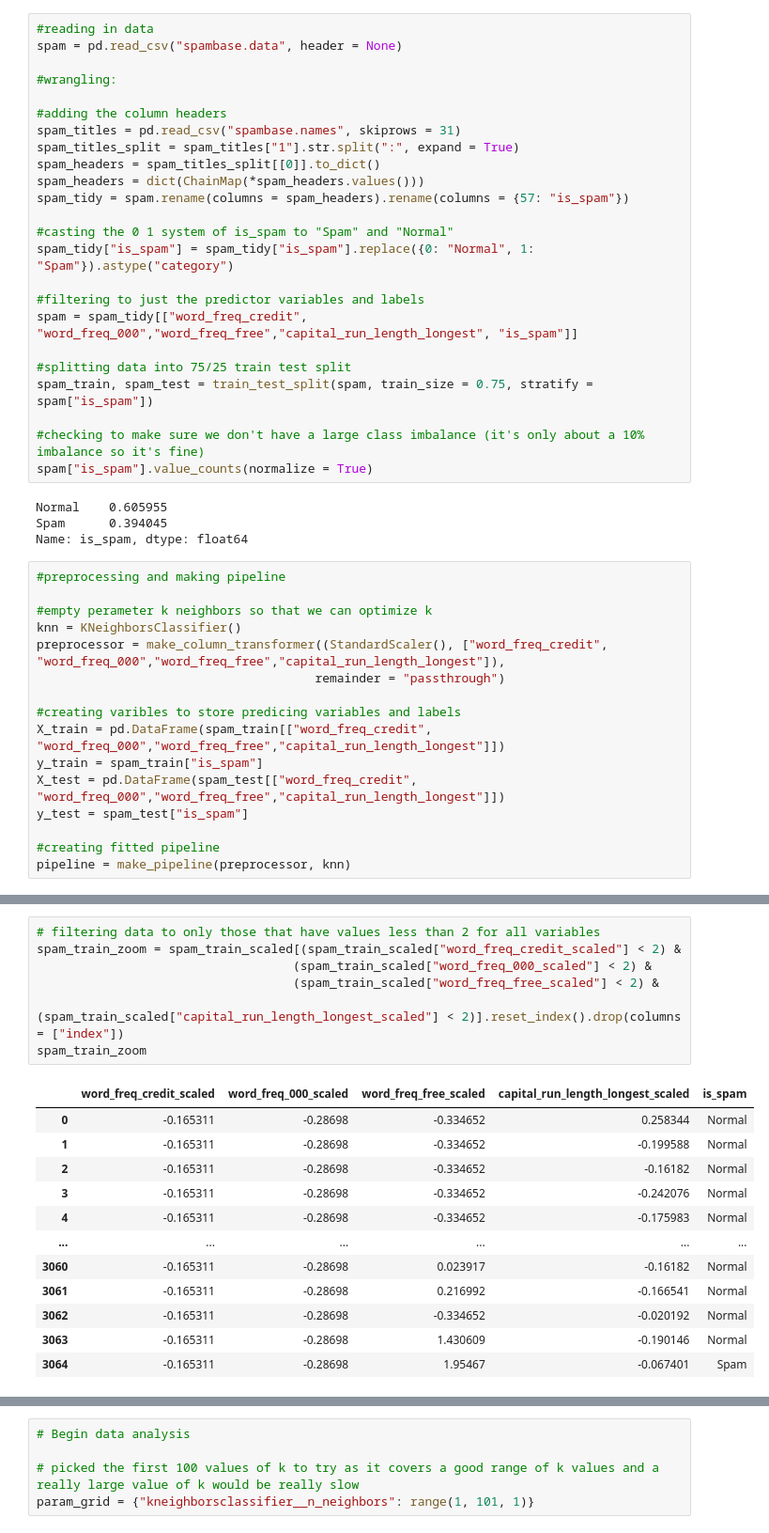
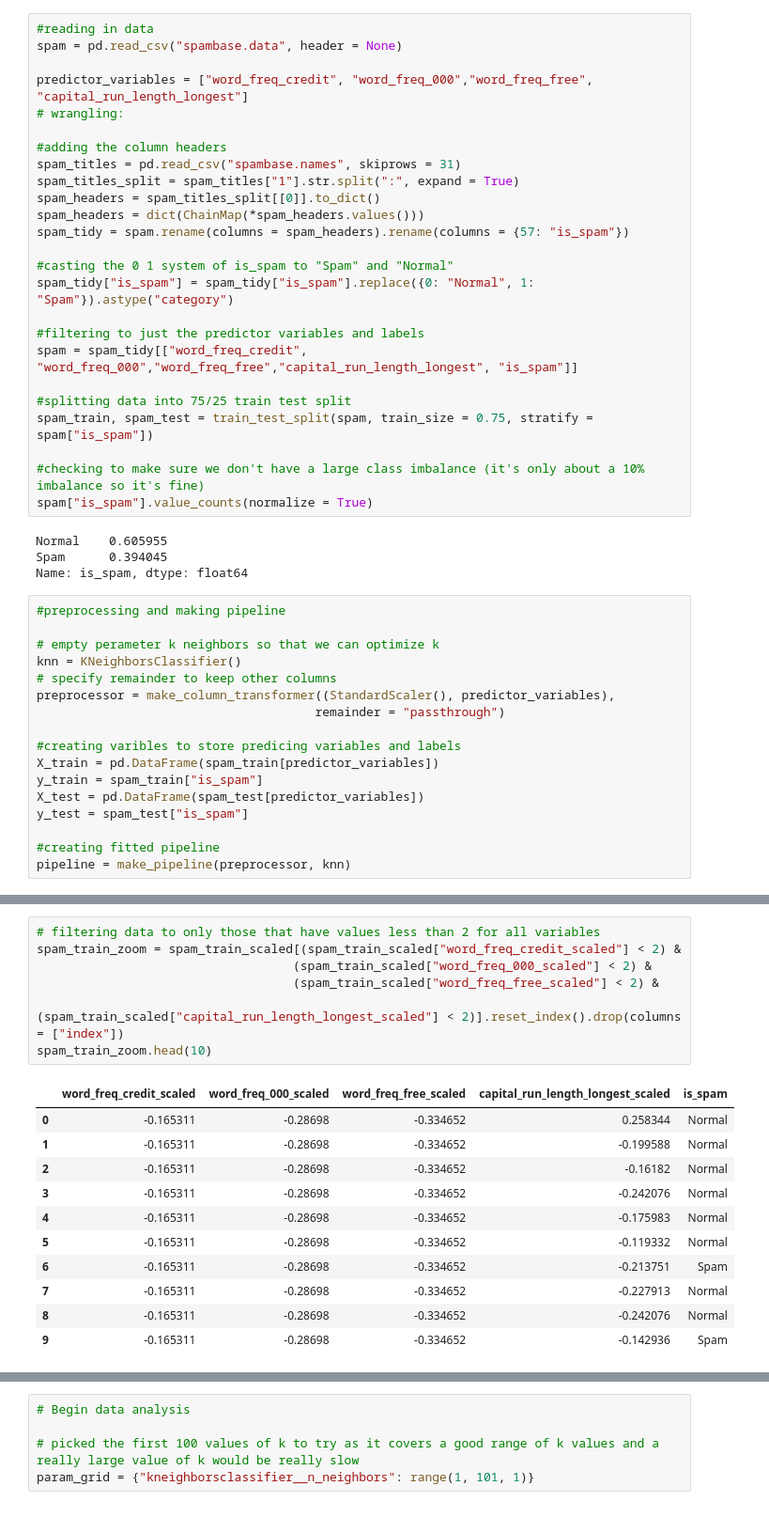
Before and after one commit to SusanLiu628/Dsci-100-project, a Jupyter notebook: Data analysis.ipynb, the cells around one changed output, grey strips where cells are left out. Shown at 94% size. Drawn from its saved outputs; the diff is of its cells as text.

```diff
--- a/Data analysis.ipynb
+++ b/Data analysis.ipynb
@@ -18,7 +18,8 @@ np.random.seed(3127)
 #reading in data
 spam = pd.read_csv("spambase.data", header = None)
 
-#wrangling:
+predictor_variables = ["word_freq_credit", "word_freq_000","word_freq_free", "capital_run_length_longest"]
+# wrangling:
 
 #adding the column headers
 spam_titles = pd.read_csv("spambase.names", skiprows = 31)
@@ -45,15 +46,16 @@ Name: is_spam, dtype: float64
 # %%
 #preprocessing and making pipeline
 
-#empty perameter k neighbors so that we can optimize k
+# empty perameter k neighbors so that we can optimize k
 knn = KNeighborsClassifier()
-preprocessor = make_column_transformer((StandardScaler(), ["word_freq_credit", "word_freq_000","word_freq_free","capital_run_length_longest"]),
+# specify remainder to keep other columns
+preprocessor = make_column_transformer((StandardScaler(), predictor_variables),
                                       remainder = "passthrough")
 
 #creating varibles to store predicing variables and labels
-X_train = pd.DataFrame(spam_train[["word_freq_credit", "word_freq_000","word_freq_free","capital_run_length_longest"]])
+X_train = pd.DataFrame(spam_train[predictor_variables])
 y_train = spam_train["is_spam"]
-X_test = pd.DataFrame(spam_test[["word_freq_credit", "word_freq_000","word_freq_free","capital_run_length_longest"]])
+X_test = pd.DataFrame(spam_test[predictor_variables])
 y_test = spam_test["is_spam"]
 
 #creating fitted pipeline
@@ -103,20 +110,19 @@ exploratory_matrix
 # %%
 # filtering data to only those that have values less than 2 for all variables
 spam_train_zoom = spam_train_scaled[(spam_train_scaled["word_freq_credit_scaled"] < 2) &
                                    (spam_train_scaled["word_freq_000_scaled"] < 2) &
                                    (spam_train_scaled["word_freq_free_scaled"] < 2) &
                                    (spam_train_scaled["capital_run_length_longest_scaled"] < 2)].reset_index().drop(columns = ["index"])
-spam_train_zoom
+spam_train_zoom.head(10)
 # %% [output]
 |  | word_freq_credit_scaled | word_freq_000_scaled | word_freq_free_scaled | capital_run_length_longest_scaled | is_spam |
 | 0 | -0.165311 | -0.28698 | -0.334652 | 0.258344 | Normal |
 | 1 | -0.165311 | -0.28698 | -0.334652 | -0.199588 | Normal |
 | 2 | -0.165311 | -0.28698 | -0.334652 | -0.16182 | Normal |
 | 3 | -0.165311 | -0.28698 | -0.334652 | -0.242076 | Normal |
 | 4 | -0.165311 | -0.28698 | -0.334652 | -0.175983 | Normal |
-| ... | ... | ... | ... | ... | ... |
-| 3060 | -0.165311 | -0.28698 | 0.023917 | -0.16182 | Normal |
-| 3061 | -0.165311 | -0.28698 | 0.216992 | -0.166541 | Normal |
-| 3062 | -0.165311 | -0.28698 | -0.334652 | -0.020192 | Normal |
-| 3063 | -0.165311 | -0.28698 | 1.430609 | -0.190146 | Normal |
-| 3064 | -0.165311 | -0.28698 | 1.95467 | -0.067401 | Spam |
+| 5 | -0.165311 | -0.28698 | -0.334652 | -0.119332 | Normal |
+| 6 | -0.165311 | -0.28698 | -0.334652 | -0.213751 | Spam |
+| 7 | -0.165311 | -0.28698 | -0.334652 | -0.227913 | Normal |
+| 8 | -0.165311 | -0.28698 | -0.334652 | -0.242076 | Normal |
+| 9 | -0.165311 | -0.28698 | -0.334652 | -0.142936 | Spam |
```
Also changed, not shown: parts of 17 cells of this notebook, 1 other file.
